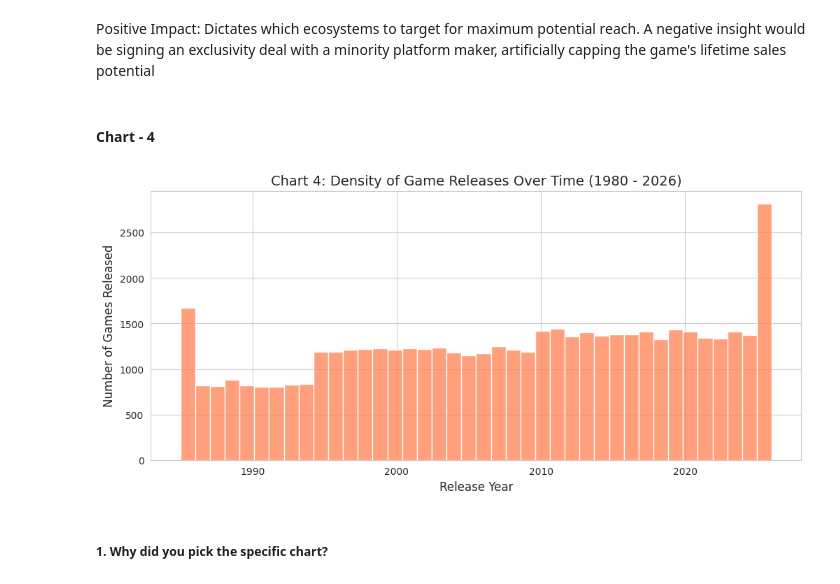
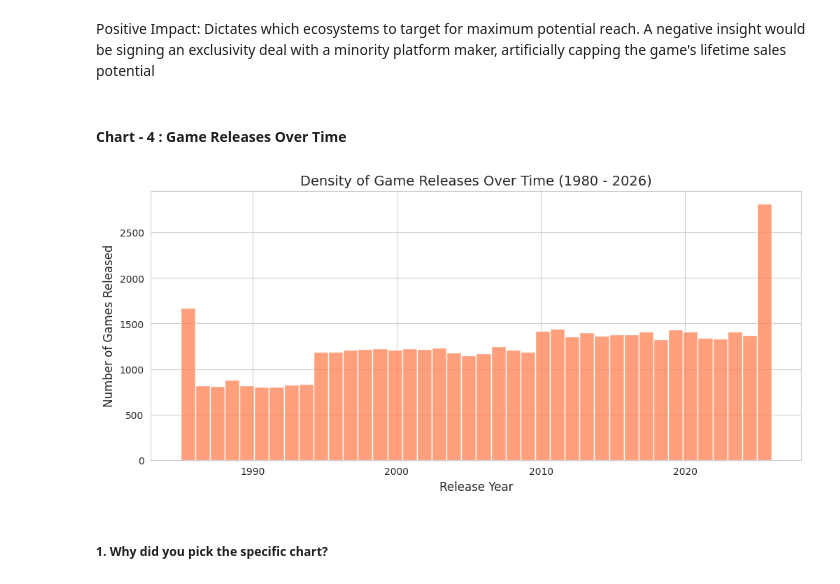
Before and after one commit to VishalChauhan85/Video-Game-Sales-EDA-Capstone, a Jupyter notebook: Video_Game_Sales_&_Metacritic_Intelligence_(Vishal_Chauhan).ipynb, the cells around one changed output. Cells and saved outputs as stored; diff of their text form; code cells hidden in the pictures.

```diff
--- a/Video_Game_Sales_&_Metacritic_Intelligence_(Vishal_Chauhan).ipynb
+++ b/Video_Game_Sales_&_Metacritic_Intelligence_(Vishal_Chauhan).ipynb
@@ -318,17 +315,17 @@ Are there any insights that lead to negative growth? Justify with specific reaso
 # %% [markdown]
 Positive Impact: Dictates which ecosystems to target for maximum potential reach. A negative insight would be signing an exclusivity deal with a minority platform maker, artificially capping the game's lifetime sales potential
 # %% [markdown]
-#### Chart - 4
+#### Chart - 4 : Game Releases Over Time
 # %%
 plt.figure(figsize=(12, 5))
 historical_data = df_clean[df_clean['year'] <= 2026]
 sns.histplot(historical_data['year'], bins=40,color='coral')
-plt.title('Chart 4: Density of Game Releases Over Time (1980 - 2026)', fontsize=14)
+plt.title('Density of Game Releases Over Time (1980 - 2026)', fontsize=14)
 plt.xlabel('Release Year', fontsize=12)
 plt.ylabel('Number of Games Released', fontsize=12)
 plt.show()
 # %% [output]
-[figure, old version]
+[figure, new version]
 # %% [markdown]
 ##### 1. Why did you pick the specific chart?
 # %% [markdown]
```
Also changed, not shown: parts of 50 cells of this notebook.
